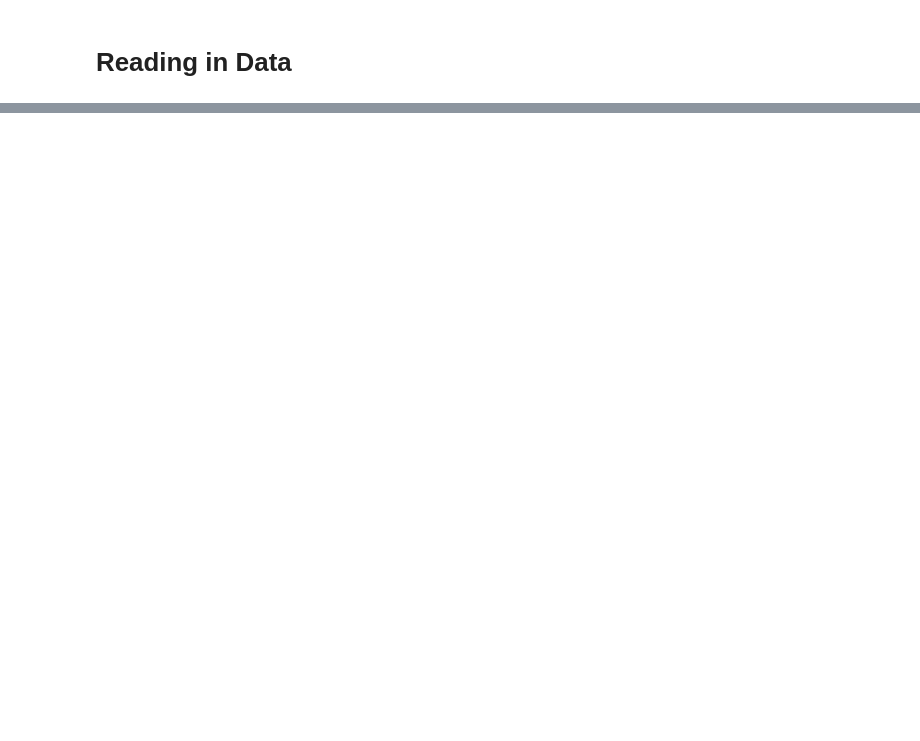
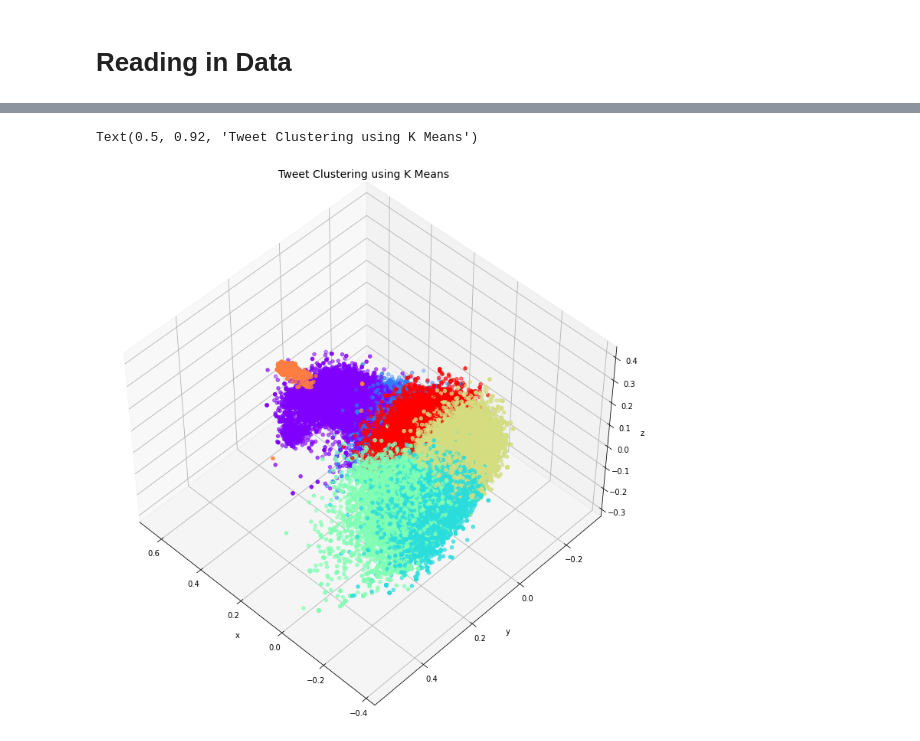
Before and after one commit to franznowak/twitter-sentiment-classification, a Jupyter notebook: clustering+bert/ClusteringWithFasttext.ipynb, the cells around one changed output, grey strips where cells are left out. Drawn from its saved outputs; the diff is of its cells as text; code cells hidden in the pictures; blank space fills up the shorter version.

```diff
--- a/clustering+bert/ClusteringWithFasttext.ipynb
+++ b/clustering+bert/ClusteringWithFasttext.ipynb
@@ -470,0 +219,14 @@ dfc
+# %%
+from mpl_toolkits.mplot3d import Axes3D
+
+fig = plt.figure(1, figsize=(10,10))
+ax = Axes3D(fig, rect=[0, 0, 0.95, 1], elev=48, azim=134)
+ax.scatter(df['coord_x'], df['coord_y'], df['coord_z'], c=df['cluster'], cmap='rainbow')
+ax.set_xlabel("x")
+ax.set_ylabel("y")
+ax.set_zlabel("z")
+ax.set_facecolor('white')
+plt.title("Tweet Clustering using K Means", fontsize=14)
+# %% [output]
+Text(0.5, 0.92, 'Tweet Clustering using K Means')
+[figure, added]
```
Also changed, not shown: parts of 54 cells of this notebook, 14 other files.
